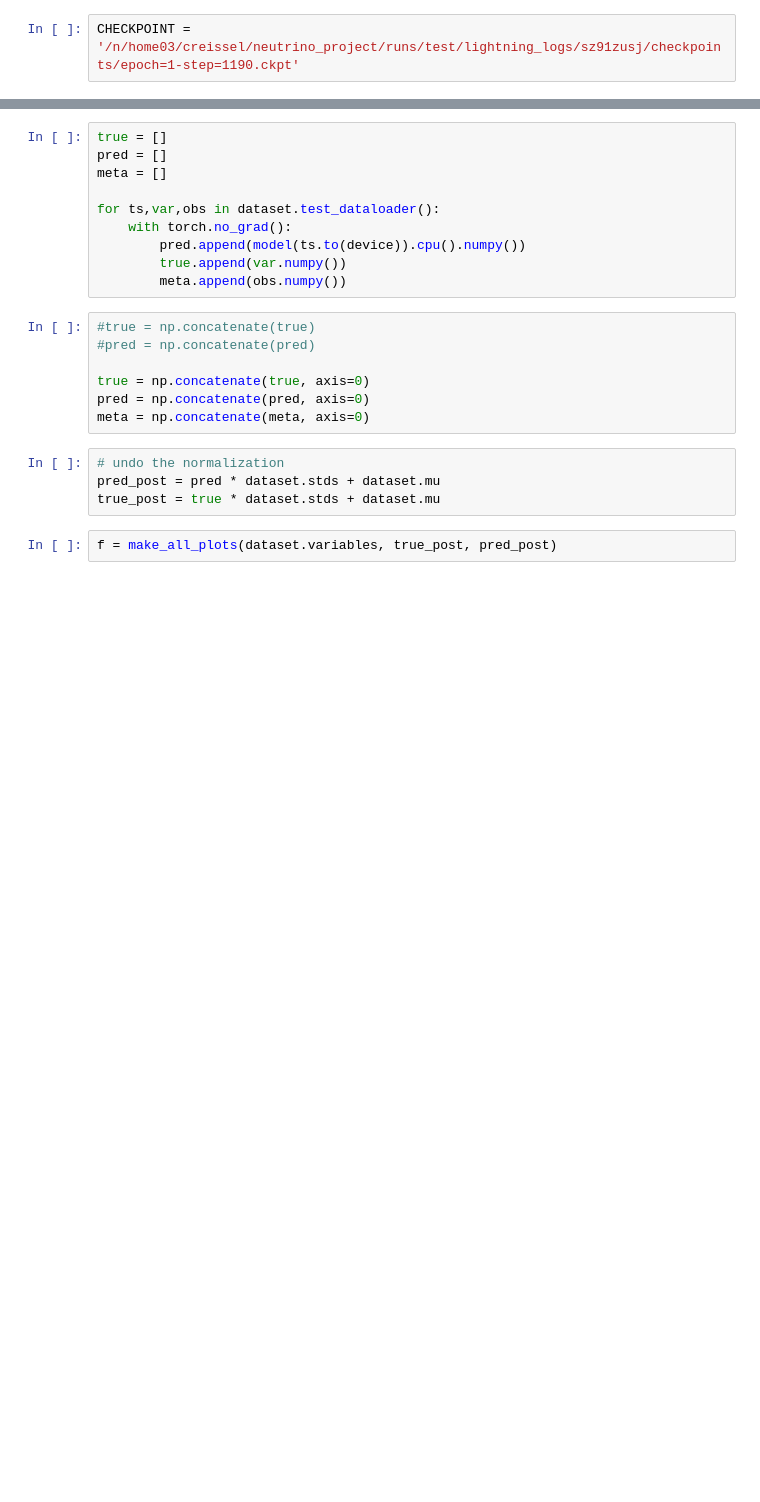
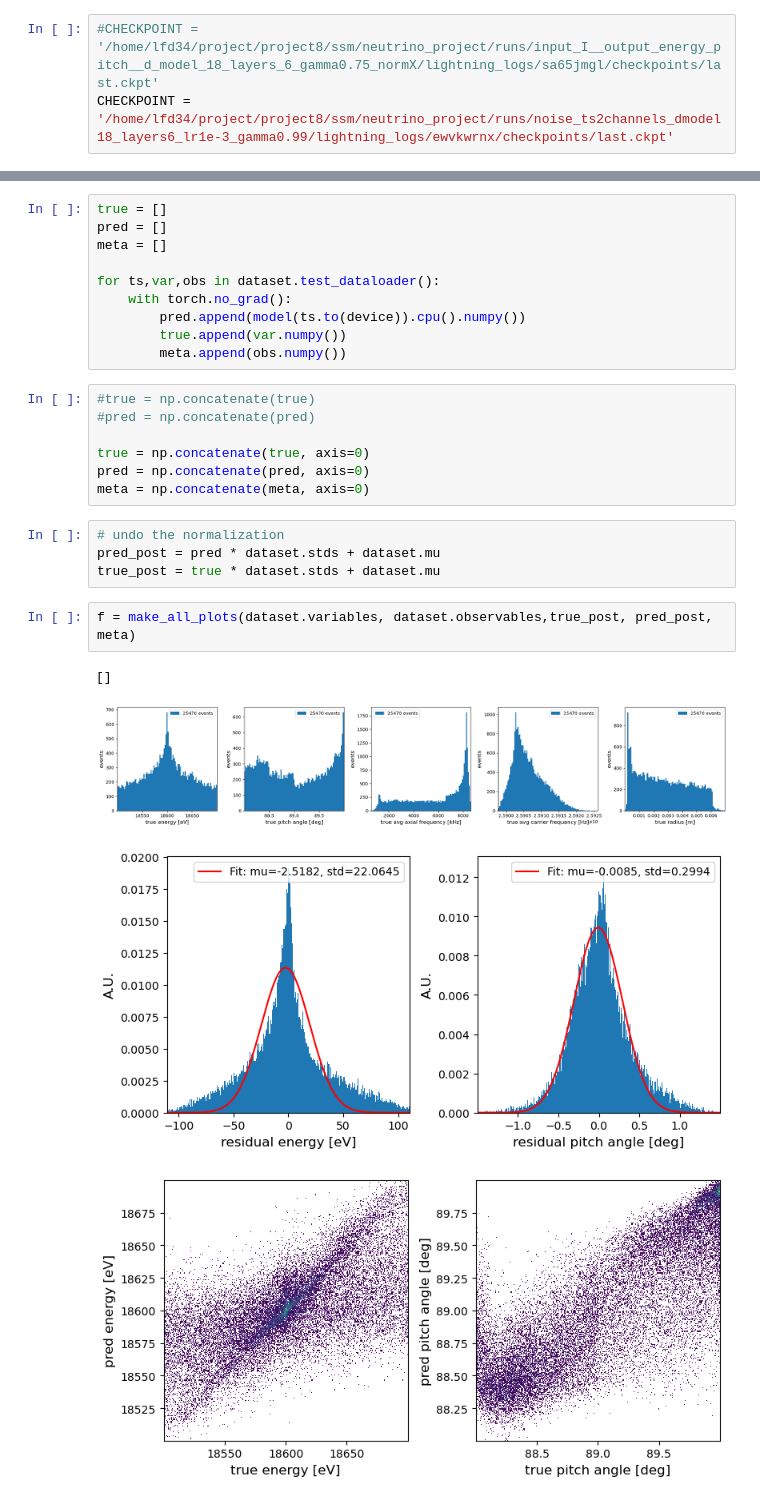
Before and after one commit to chreissel/neutrino_project, a Jupyter notebook: eval.ipynb, the cells around one changed output, grey strips where cells are left out. Drawn from its saved outputs; the diff is of its cells as text; blank space fills up the shorter version.

```diff
--- a/eval.ipynb
+++ b/eval.ipynb
@@ -13,5 +16,6 @@ import numpy as np
 # %%
-CHECKPOINT = '/n/home03/creissel/neutrino_project/runs/test/lightning_logs/sz91zusj/checkpoints/epoch=1-step=1190.ckpt'
+#CHECKPOINT = '/home/lfd34/project/project8/ssm/neutrino_project/runs/input_I__output_energy_pitch__d_model_18_layers_6_gamma0.75_normX/lightning_logs/sa65jmgl/checkpoints/last.ckpt'
+CHECKPOINT = '/home/lfd34/project/project8/ssm/neutrino_project/runs/noise_ts2channels_dmodel18_layers6_lr1e-3_gamma0.99/lightning_logs/ewvkwrnx/checkpoints/last.ckpt'
 # %%
 model = LitS4Model.load_from_checkpoint(CHECKPOINT)
 model = model.to(device)
@@ -41,4 +45,9 @@ meta = np.concatenate(meta, axis=0)
 pred_post = pred * dataset.stds + dataset.mu
 true_post = true * dataset.stds + dataset.mu
 # %%
-f = make_all_plots(dataset.variables, true_post, pred_post)
+f = make_all_plots(dataset.variables, dataset.observables,true_post, pred_post, meta)
+# %% [output]
+[]
+[figure, added]
+[figure, added]
+[figure, added]
```
Also changed, not shown: parts of 4 cells of this notebook, 8 other files.
